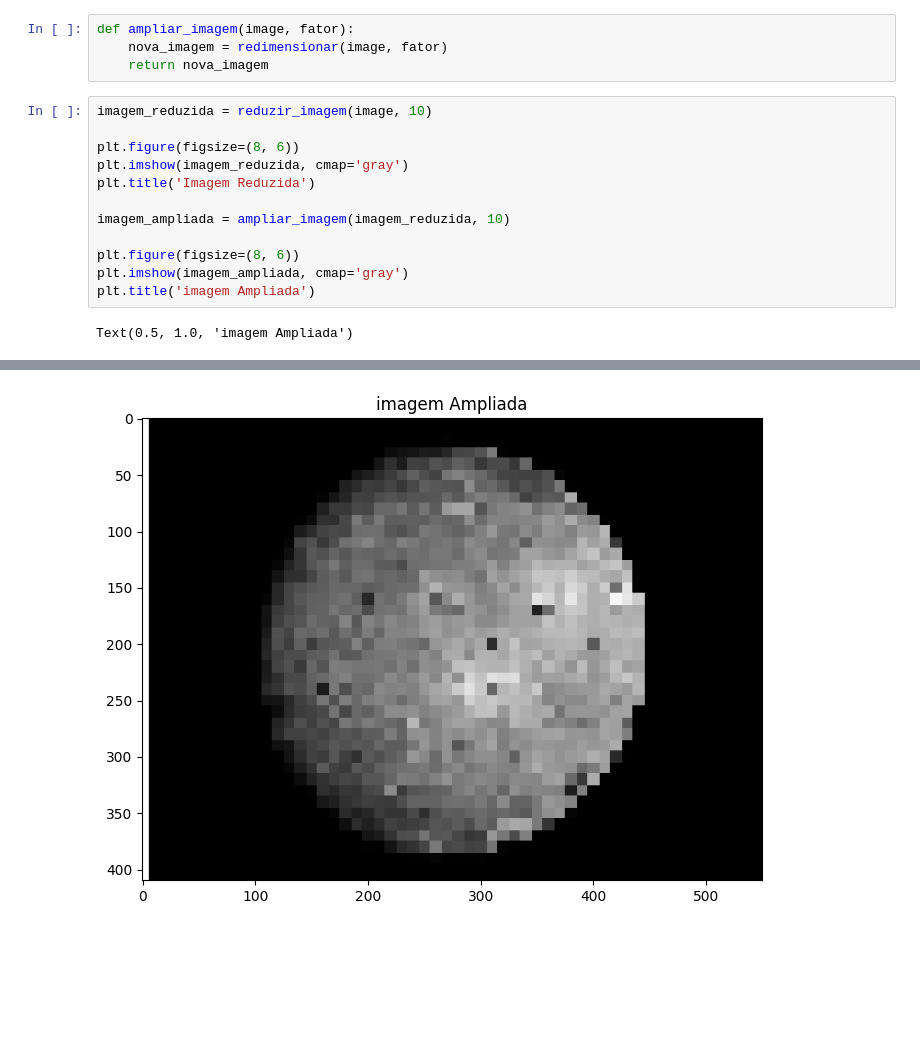
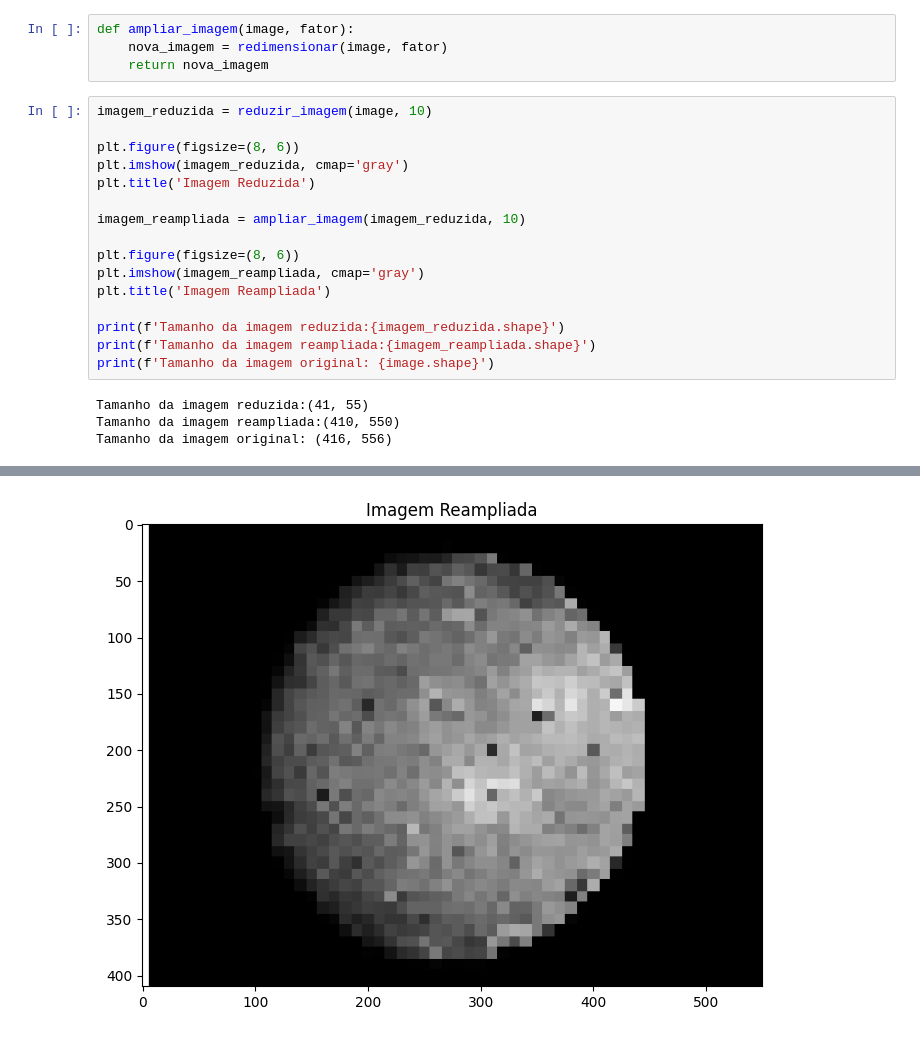
Before and after one commit to AntonioLaureno28/PDI, a Jupyter notebook: Redimensionamento de Imagens/Redimensionamento.ipynb, the cells around one changed output, grey strips where cells are left out. Saved outputs shown, nothing was run; the diff lists cells and outputs as text; blank space fills up the shorter version.

Commit message:
Implementação do Redimencionamento de imagens e das transformações de intensidade

```diff
--- a/Redimensionamento de Imagens/Redimensionamento.ipynb
+++ b/Redimensionamento de Imagens/Redimensionamento.ipynb
@@ -42,19 +42,25 @@ def ampliar_imagem(image, fator):
 # %%
 imagem_reduzida = reduzir_imagem(image, 10)
 
 plt.figure(figsize=(8, 6))
 plt.imshow(imagem_reduzida, cmap='gray')
 plt.title('Imagem Reduzida')
 
-imagem_ampliada = ampliar_imagem(imagem_reduzida, 10)
+imagem_reampliada = ampliar_imagem(imagem_reduzida, 10)
 
 plt.figure(figsize=(8, 6))
-plt.imshow(imagem_ampliada, cmap='gray')
-plt.title('imagem Ampliada')
+plt.imshow(imagem_reampliada, cmap='gray')
+plt.title('Imagem Reampliada')
+
+print(f'Tamanho da imagem reduzida:{imagem_reduzida.shape}')
+print(f'Tamanho da imagem reampliada:{imagem_reampliada.shape}')
+print(f'Tamanho da imagem original: {image.shape}')
 # %% [output]
-Text(0.5, 1.0, 'imagem Ampliada')
+Tamanho da imagem reduzida:(41, 55)
+Tamanho da imagem reampliada:(410, 550)
+Tamanho da imagem original: (416, 556)
 [figure]
-[figure, old version]
+[figure, new version]
 # %%
 fig, eixos = plt.subplots(1, 3, figsize=(15,10))
 
```
Also changed, not shown: parts of 1 cell of this notebook, 10 other files.
